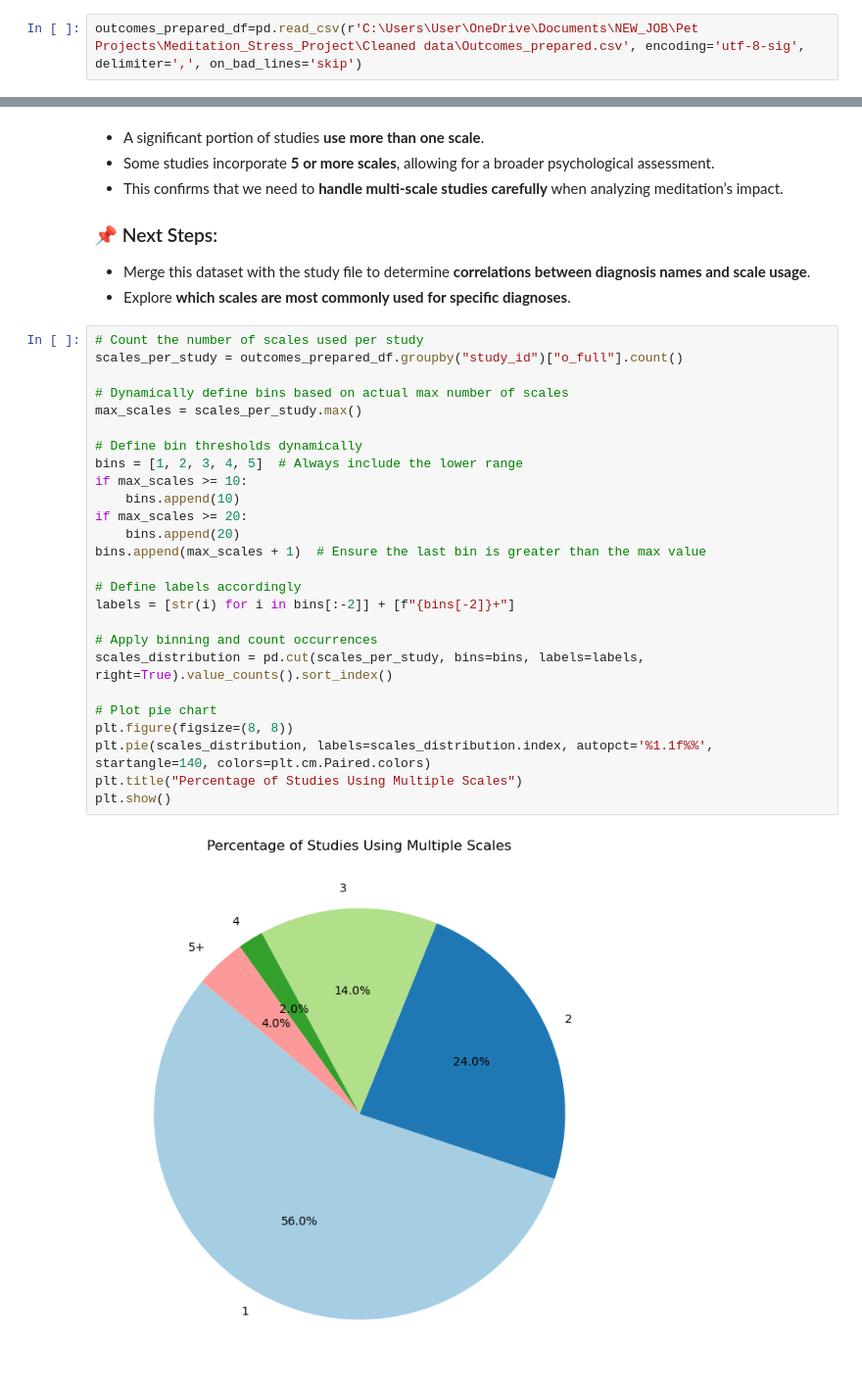
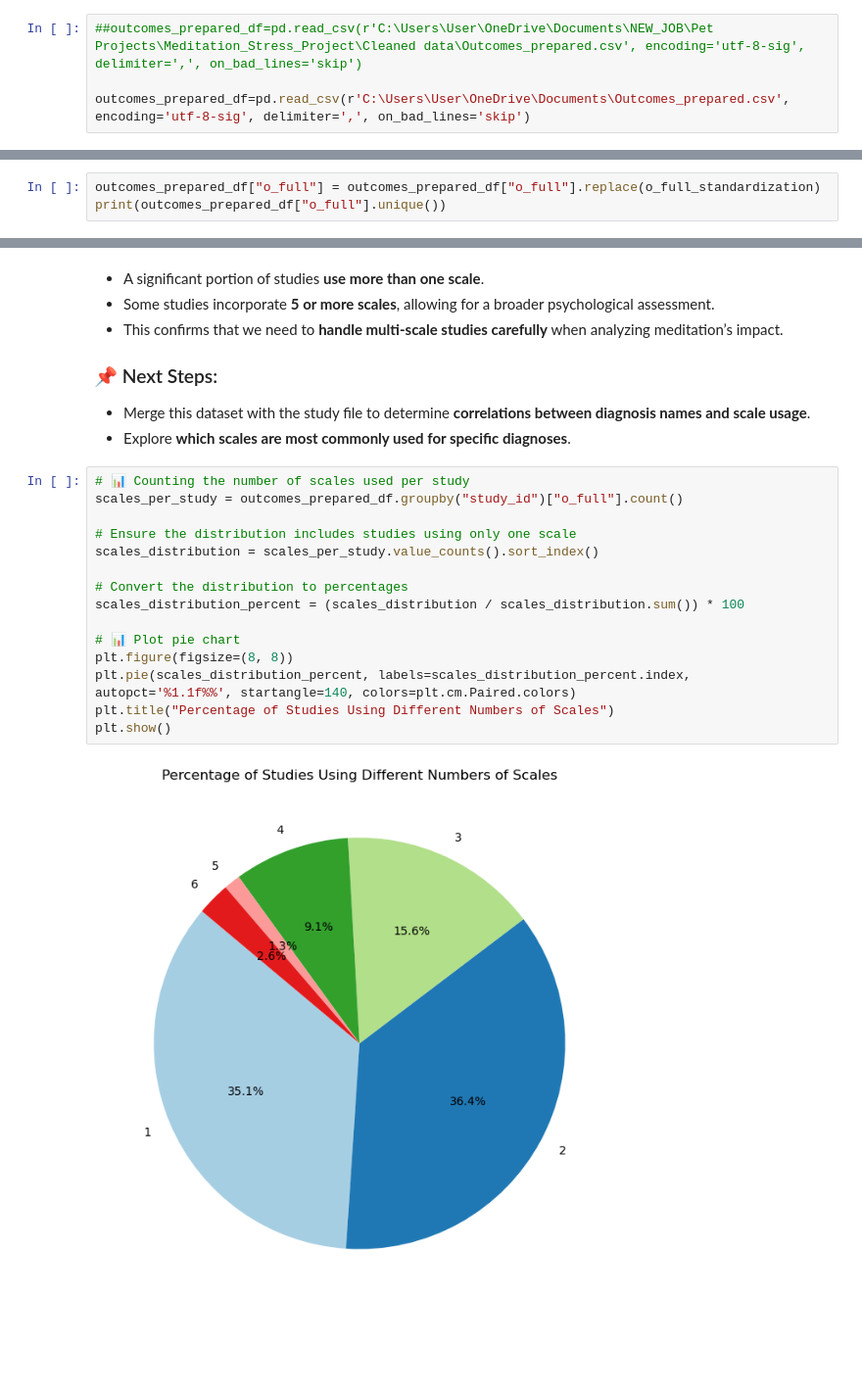
Before and after one commit to MaidanchukIrina/Meditation_Stress_Project, a Jupyter notebook: Stage 2. Outcomes/Stage 2: Outcomes.ipynb, the cells around one changed output, grey strips where cells are left out. Shown at 98% size. Drawn from its saved outputs; the diff is of its cells as text; blank space fills up the shorter version.

```diff
--- a/Stage 2. Outcomes/Stage 2: Outcomes.ipynb
+++ b/Stage 2. Outcomes/Stage 2: Outcomes.ipynb
@@ -23,5 +23,7 @@ import matplotlib.dates as mdates
 import seaborn as sns
 import os
 # %%
-outcomes_prepared_df=pd.read_csv(r'C:\Users\User\OneDrive\Documents\NEW_JOB\Pet Projects\Meditation_Stress_Project\Cleaned data\Outcomes_prepared.csv', encoding='utf-8-sig', delimiter=',', on_bad_lines='skip')
+##outcomes_prepared_df=pd.read_csv(r'C:\Users\User\OneDrive\Documents\NEW_JOB\Pet Projects\Meditation_Stress_Project\Cleaned data\Outcomes_prepared.csv', encoding='utf-8-sig', delimiter=',', on_bad_lines='skip')
+
+outcomes_prepared_df=pd.read_csv(r'C:\Users\User\OneDrive\Documents\Outcomes_prepared.csv', encoding='utf-8-sig', delimiter=',', on_bad_lines='skip')
 # %%
@@ -259,3 +301,6 @@ o_full_standardization = {
 Now that we have our mapping, we can apply these corrections to our dataset to ensure every scale follows the same format.
 
 By taking these steps, we improve data integrity, remove redundancy, and create a clean dataset for accurate analysis. 🚀
+# %%
+outcomes_prepared_df["o_full"] = outcomes_prepared_df["o_full"].replace(o_full_standardization)
+print(outcomes_prepared_df["o_full"].unique())
@@ -351,30 +371,19 @@ plt.show()
 - Merge this dataset with the study file to determine **correlations between diagnosis names and scale usage**.
 - Explore **which scales are most commonly used for specific diagnoses**.
 # %%
-# Count the number of scales used per study
+# 📊 Counting the number of scales used per study
 scales_per_study = outcomes_prepared_df.groupby("study_id")["o_full"].count()
 
-# Dynamically define bins based on actual max number of scales
-max_scales = scales_per_study.max()
+# Ensure the distribution includes studies using only one scale
+scales_distribution = scales_per_study.value_counts().sort_index()
 
-# Define bin thresholds dynamically
-bins = [1, 2, 3, 4, 5]  # Always include the lower range
-if max_scales >= 10:
-    bins.append(10)
-if max_scales >= 20:
-    bins.append(20)
-bins.append(max_scales + 1)  # Ensure the last bin is greater than the max value
+# Convert the distribution to percentages
+scales_distribution_percent = (scales_distribution / scales_distribution.sum()) * 100
 
-# Define labels accordingly
-labels = [str(i) for i in bins[:-2]] + [f"{bins[-2]}+"]
-
-# Apply binning and count occurrences
-scales_distribution = pd.cut(scales_per_study, bins=bins, labels=labels, right=True).value_counts().sort_index()
-
-# Plot pie chart
+# 📊 Plot pie chart
 plt.figure(figsize=(8, 8))
-plt.pie(scales_distribution, labels=scales_distribution.index, autopct='%1.1f%%', startangle=140, colors=plt.cm.Paired.colors)
-plt.title("Percentage of Studies Using Multiple Scales")
+plt.pie(scales_distribution_percent, labels=scales_distribution_percent.index, autopct='%1.1f%%', startangle=140, colors=plt.cm.Paired.colors)
+plt.title("Percentage of Studies Using Different Numbers of Scales")
 plt.show()
 # %% [output]
-[figure, old version]
+[figure, new version]
```
Also changed, not shown: parts of 11 cells of this notebook.
